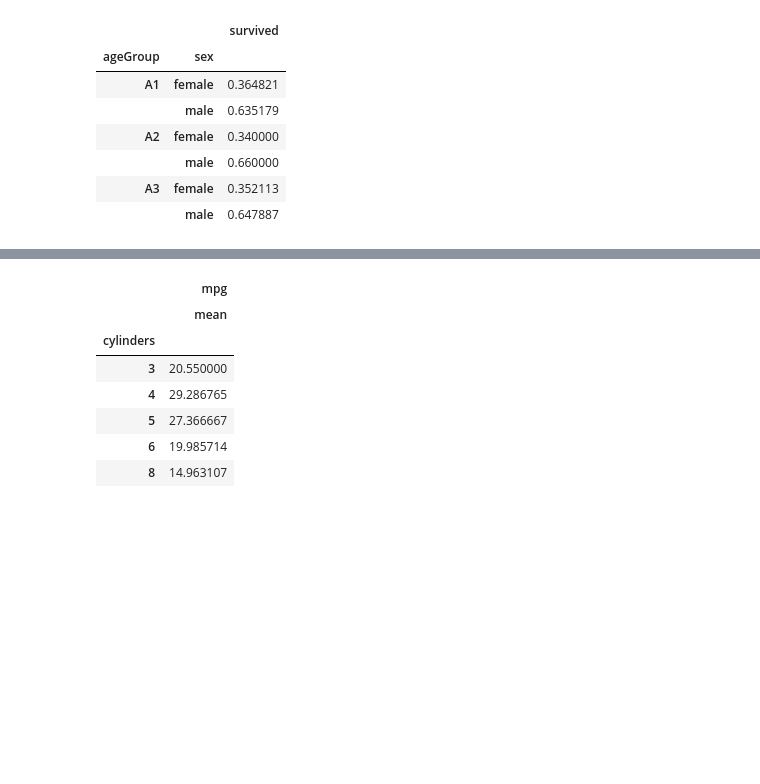
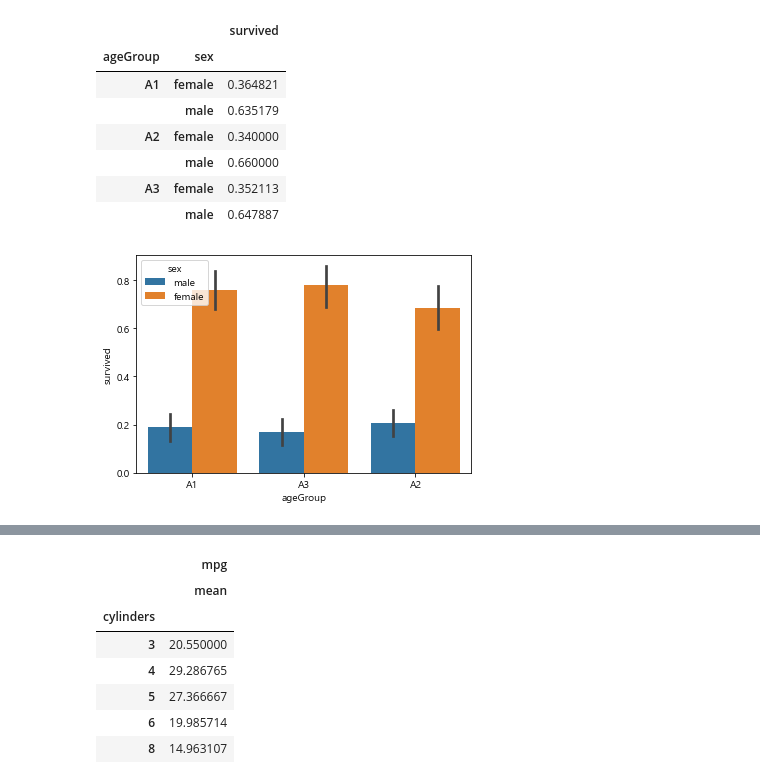
Before and after one commit to Wootae94/Data-Analysis-2020, a Jupyter notebook: 03.Pandas/과제20201111.ipynb, the cells around one changed output, grey strips where cells are left out. Cells and saved outputs as stored; diff of their text form; code cells hidden in the pictures; blank space fills up the shorter version.

```diff
--- a/03.Pandas/과제20201111.ipynb
+++ b/03.Pandas/과제20201111.ipynb
@@ -244,6 +259,11 @@ titanic.groupby(['ageGroup','sex'])[['survived']].count()/titanic.groupby(['ageG
 |  | male | 0.660000 |
 | A3 | female | 0.352113 |
 |  | male | 0.647887 |
+# %%
+sns.barplot(data=titanic, x='ageGroup',y='survived',hue='sex')
+plt.show()
+# %% [output]
+[figure, added]
 # %%
 # 연습문제 3
 mpg = sns.load_dataset('mpg')
```
Also changed, not shown: parts of 7 cells of this notebook, 5 other files.
